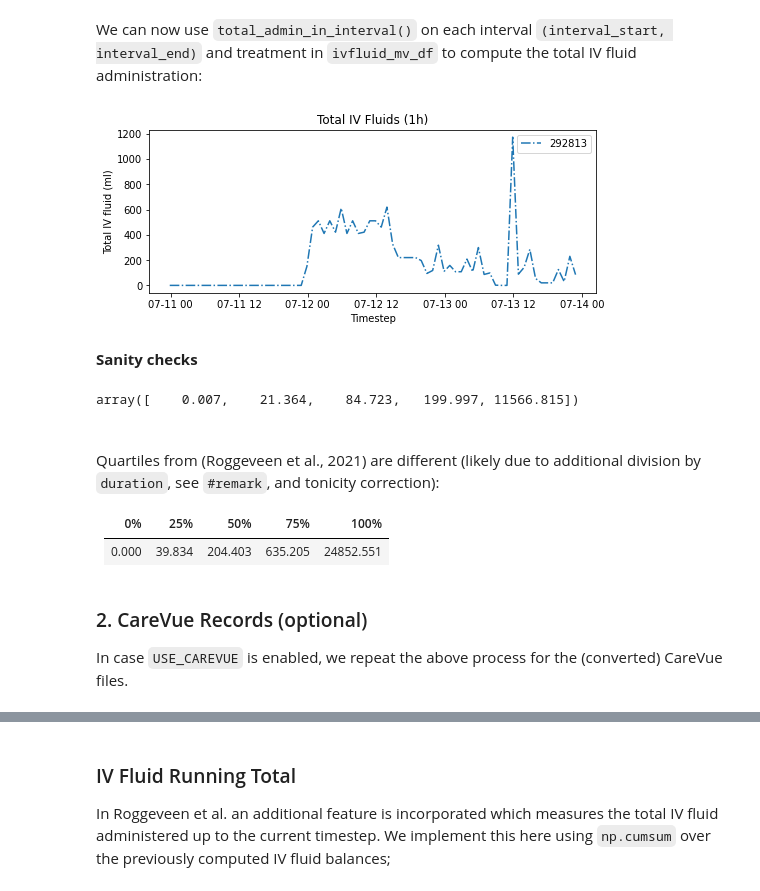
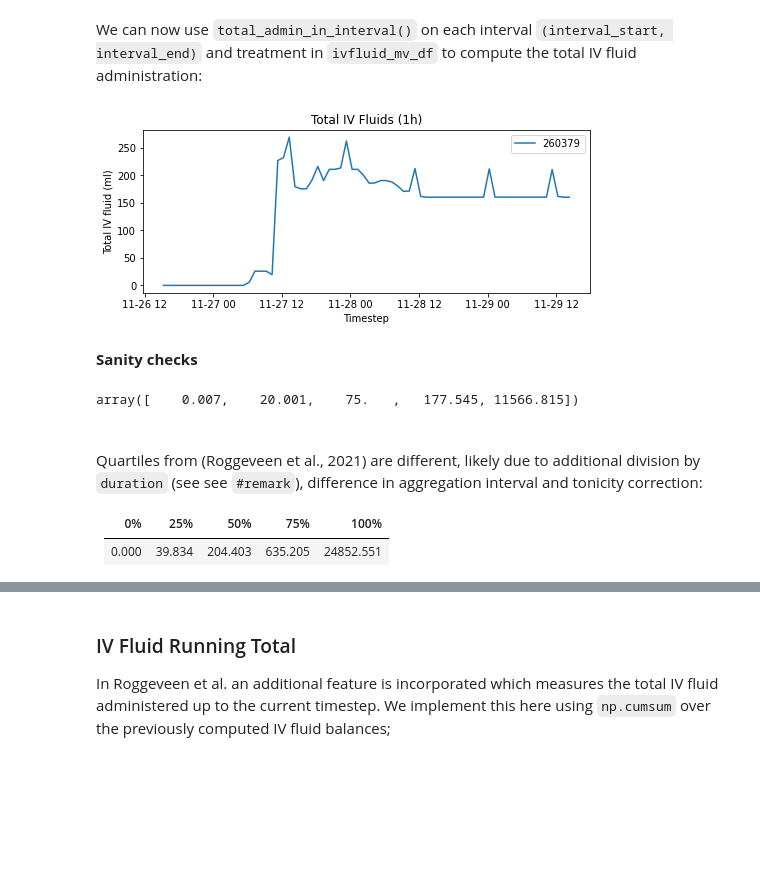
Before and after one commit to thomas097/Haemodynamic-Optimization-Reinforcement-Learning, a Jupyter notebook: preprocessing/DataPreprocessing_Aggregated.ipynb, the cells around one changed output, grey strips where cells are left out. Drawn from its saved outputs; the diff is of its cells as text; code cells hidden in the pictures; blank space fills up the shorter version.

Commit message:
Rerun processing with lenient exclusion

```diff
--- a/preprocessing/DataPreprocessing_Aggregated.ipynb
+++ b/preprocessing/DataPreprocessing_Aggregated.ipynb
@@ -353,6 +284,4 @@ Done!
 # %%
-# See (Komorowski et al., 2018)
-# https://github.com/matthieukomorowski/AI_Clinician/blob/master/AIClinician_Data_extract_MIMIC3_140219.ipynb
 TONICITY_FACTORS = {
     30176: 0.25,
     30315: 0.25,
@@ -390,28 +319,29 @@ NON_IV_CATEGORIES = ['14-Oral/Gastric Intake',
                      '09-Antibiotics (Non IV)',
                      '13-Enteral Nutrition',
                      '06-Insulin (Non IV)',
+                     '08-Antibiotics (IV)',
                      '11-Prophylaxis (Non IV)',
                      '16-Pre Admission',
                      '09-Antibiotics (Non IV)']
 # %% [markdown]
 **Drop non-IV fluid events**
 # %%
-ivfluid_mv_df = read_csv(DATA_DIR + 'inputevents_mv_cohort.csv')
+ivfluid_df = read_csv(DATA_DIR + 'inputevents_mv_cohort.csv')
 
 # Drop 14-Oral/Gastric Intake (i.e. having a glass of water) and other Non-IV input events
 # Remark: In (Roggeveen et al., 2021) only '14-Oral/Gastric Intake' was dropped causing
 # various Non-IV treatments (such as '13-Enteral Nutrition') to become part of IV fluids
-ivfluid_mv_df = ivfluid_mv_df.loc[~ivfluid_mv_df.ordercategoryname.isin(NON_IV_CATEGORIES) & (ivfluid_mv_df.amountuom == 'ml')]
+ivfluid_df = ivfluid_df.loc[~ivfluid_df.ordercategoryname.isin(NON_IV_CATEGORIES) & (ivfluid_df.amountuom == 'ml')]
 
 # Sanity check: remove amounts outside (0, 5000) range
-ivfluid_mv_df = ivfluid_mv_df[(ivfluid_mv_df.amount > 0) & (ivfluid_mv_df.amount < 5000) & ivfluid_mv_df.amount.notna()]
+ivfluid_df = ivfluid_df[(ivfluid_df.amount > 0) & (ivfluid_df.amount < 5000) & ivfluid_df.amount.notna()]
 
 # Compute duration in hours
 # Remark: original erroneously measured time in a mix of hours and minutes (due to unit='auto')
-ivfluid_mv_df['duration'] = to_hours(ivfluid_mv_df.endtime - ivfluid_mv_df.starttime)
+ivfluid_df['duration'] = to_hours(ivfluid_df.endtime - ivfluid_df.starttime)
 
 # Drop unused columns
-ivfluid_mv_df = ivfluid_mv_df[['icustay_id', 'itemid', 'starttime', 'endtime', 'amount', 'duration', 'ordercategoryname']]
-ivfluid_mv_df.head()
+ivfluid_df = ivfluid_df[['icustay_id', 'itemid', 'starttime', 'endtime', 'amount', 'duration', 'ordercategoryname']]
+ivfluid_df.head()
 # %% [output]
 |  | icustay_id | itemid | starttime | endtime | amount | duration | ordercategoryname |
@@ -435,7 +365,7 @@ def correct_for_tonicity(df):
     return df
 
 # Remark: Tonicity correction was not done in (Roggeveen et al., 2021) although standard practice
-ivfluid_mv_df = correct_for_tonicity(ivfluid_mv_df)
-ivfluid_mv_df.head()
+ivfluid_df = correct_for_tonicity(ivfluid_df)
+ivfluid_df.head()
 # %% [output]
 |  | icustay_id | itemid | starttime | endtime | amount | duration | ordercategoryname |
@@ -485,10 +415,10 @@ def total_admin_in_interval(interval_start, interval_end, treatments):
 # %% [markdown]
 We can now use `total_admin_in_interval()` on each interval `(interval_start, interval_end)` and treatment in `ivfluid_mv_df` to compute the total IV fluid administration:
 # %%
-for icustay_id, treatments in tqdm(ivfluid_mv_df.groupby('icustay_id'), desc='Grab some coffee'):
+for icustay_id, treatments in tqdm(ivfluid_df.groupby('icustay_id'), desc='Grab some coffee'):
 
     # Is icustay part of cohort?
-    if icustay_id not in data_all:
+    if icustay_id not in data:
         continue
 
     # Store fluid intake in vector
@@ -501,27 +431,33 @@ for icustay_id, treatments in tqdm(ivfluid_mv_df.groupby('icustay_id'), desc='Gr
         total_ivfluid[i] = total_admin_in_interval(interval_start, interval_end, treatments)
 
     # Save!
-    data_all[icustay_id]['total_iv_fluid'] = total_ivfluid
+    data[icustay_id]['total_iv_fluid'] = total_ivfluid
 
-del ivfluid_mv_df
+del ivfluid_df
 # %%
 # Show IV fluids from random admission
-plot_single(data_all, key='total_iv_fluid', title='Total IV Fluids (%s)' % INTERVAL_TIME, ylabel='Total IV fluid (ml)', style='-.')
+plot_dct(
+    dct=data,
+    feature='total_iv_fluid',
+    title='Total IV Fluids (%s)' % INTERVAL_TIME,
+    ylabel='Total IV fluid (ml)',
+    style='-'
+)
 # %% [output]
-[figure, old version]
+[figure, new version]
 # %% [markdown]
 **Sanity checks**
 # %%
 # Does the action space look like Roggeveen et al.?
-iv_fluids = np.column_stack([x['total_iv_fluid'] for x in data_all.values() if 'total_iv_fluid' in x]).flatten()
+iv_fluids = np.column_stack([x['total_iv_fluid'] for x in data.values() if 'total_iv_fluid' in x]).flatten()
 iv_fluids = iv_fluids[iv_fluids >= 0.005]
 np.nanquantile(iv_fluids, np.linspace(0, 1, 5)).round(3)
 # %% [output]
-array([    0.007,    21.364,    84.723,   199.997, 11566.815])
+array([    0.007,    20.001,    75.   ,   177.545, 11566.815])
 # %% [markdown]
 <br>
 
-Quartiles from (Roggeveen et al., 2021) are different (likely due to additional division by `duration`, see `#remark`, and tonicity correction):
+Quartiles from (Roggeveen et al., 2021) are different, likely due to additional division by `duration` (see see `#remark`), difference in aggregation interval and tonicity correction:
 <style type="text/css">
 .tg  {border-collapse:collapse;border-spacing:0;}
 .tg td{border-color:black;border-style:solid;border-width:1px;font-family:Arial, sans-serif;font-size:14px;
@@ -550,6 +486,3 @@ Quartiles from (Roggeveen et al., 2021) are different (likely due to additional
   </tr>
 </tbody>
 </table>
-# %% [markdown]
-### 2. CareVue Records (optional)
-In case `USE_CAREVUE` is enabled, we repeat the above process for the (converted) CareVue files.
```
Also changed, not shown: parts of 114 cells of this notebook, 1 other file.
